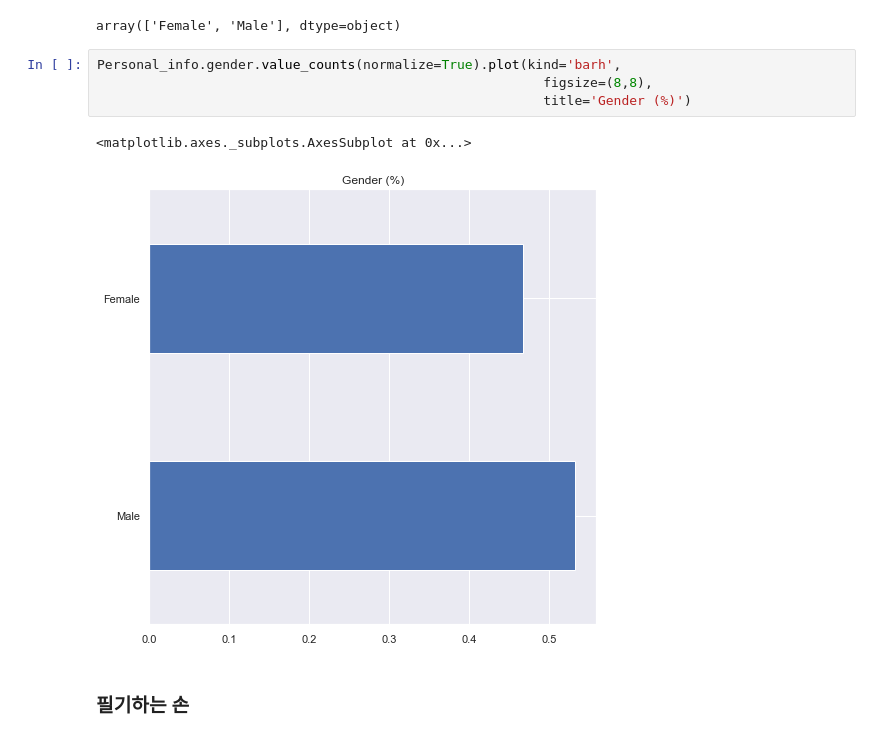
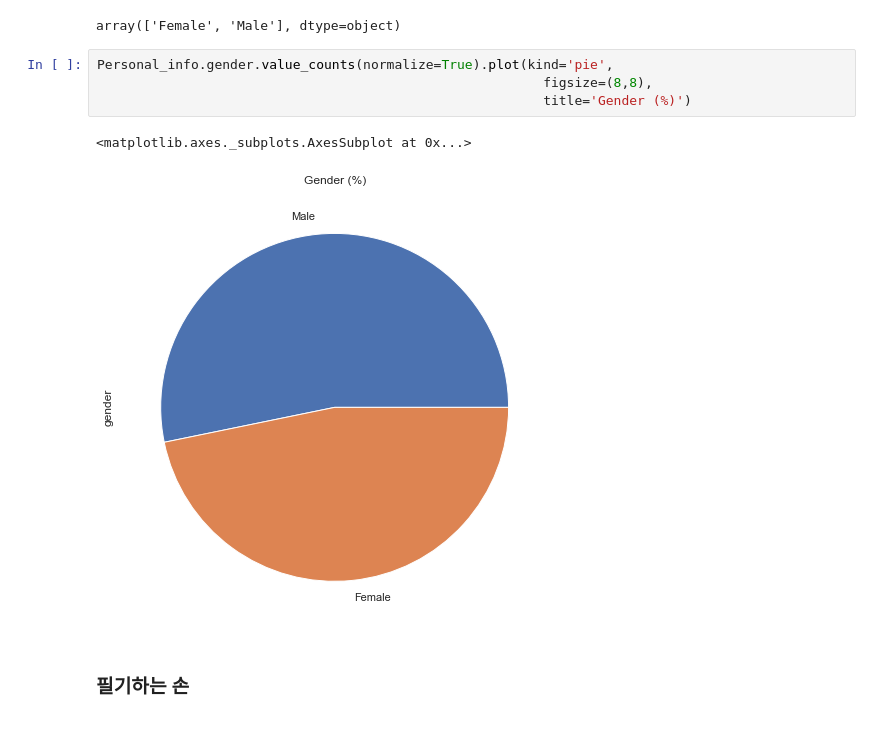
Before and after one commit to ineed-coffee/vote_prediction_from_Machiavellism_test, a Jupyter notebook: personal_data_visualized_for_EDA.ipynb, the cells around one changed output. Cells and saved outputs as stored; diff of their text form.

```diff
--- a/personal_data_visualized_for_EDA.ipynb
+++ b/personal_data_visualized_for_EDA.ipynb
@@ -153,12 +120,12 @@ Personal_info.gender.unique() # No NA
 # %% [output]
 array(['Female', 'Male'], dtype=object)
 # %%
-Personal_info.gender.value_counts(normalize=True).plot(kind='barh',
+Personal_info.gender.value_counts(normalize=True).plot(kind='pie',
                                                          figsize=(8,8),
                                                          title='Gender (%)')
 # %% [output]
 <matplotlib.axes._subplots.AxesSubplot at 0x...>
-[figure, old version]
+[figure, new version]
 # %% [markdown]
 ### 필기하는 손
 # %%
```
Also changed, not shown: parts of 28 cells of this notebook.
